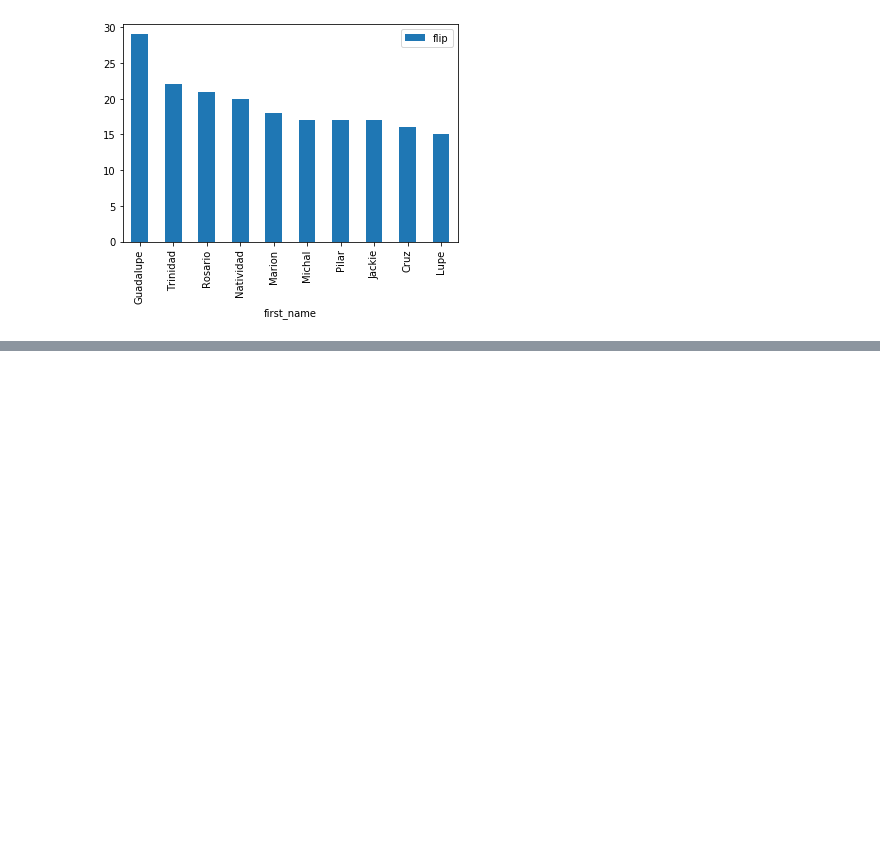
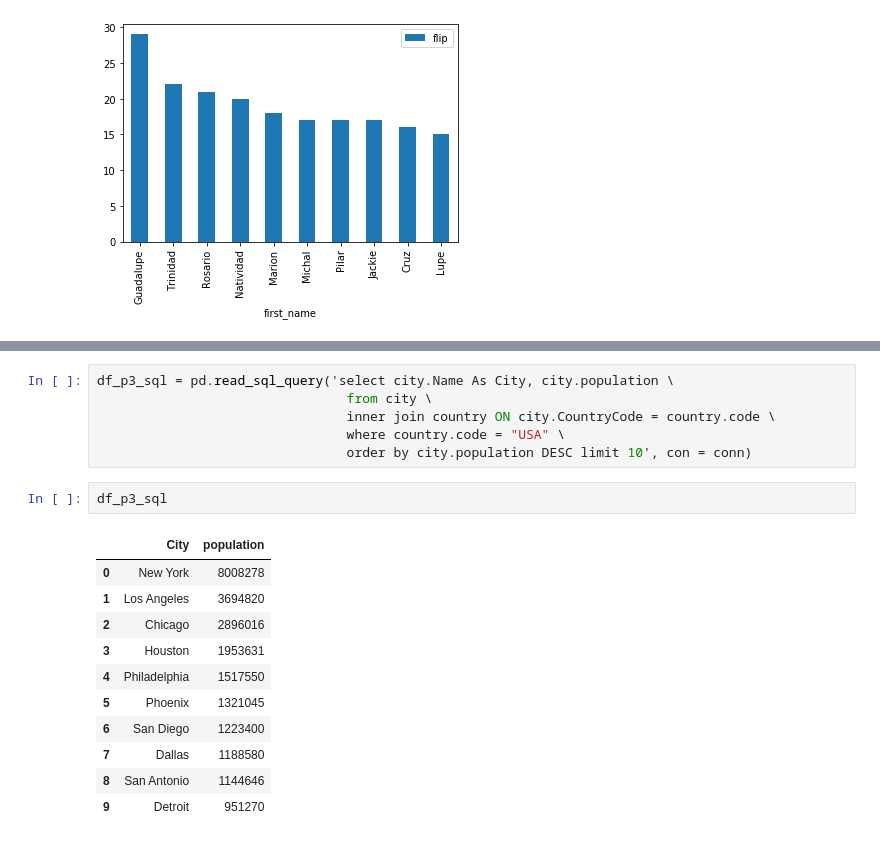
Before and after one commit to pspatel2/msia_401_python_project, a Jupyter notebook: MSiA_422_Project1.ipynb, the cells around one changed output, grey strips where cells are left out. Drawn from its saved outputs; the diff is of its cells as text; blank space fills up the shorter version.

```diff
--- a/MSiA_422_Project1.ipynb
+++ b/MSiA_422_Project1.ipynb
@@ -264,0 +369,20 @@ baby.NameFlip()
+# %%
+df_p3_sql = pd.read_sql_query('select city.Name As City, city.population \
+                                from city \
+                                inner join country ON city.CountryCode = country.code \
+                                where country.code = "USA" \
+                                order by city.population DESC limit 10', con = conn)
+# %%
+df_p3_sql
+# %% [output]
+|  | City | population |
+| 0 | New York | 8008278 |
+| 1 | Los Angeles | 3694820 |
+| 2 | Chicago | 2896016 |
+| 3 | Houston | 1953631 |
+| 4 | Philadelphia | 1517550 |
+| 5 | Phoenix | 1321045 |
+| 6 | San Diego | 1223400 |
+| 7 | Dallas | 1188580 |
+| 8 | San Antonio | 1144646 |
+| 9 | Detroit | 951270 |
```
Also changed, not shown: parts of 40 cells of this notebook.
